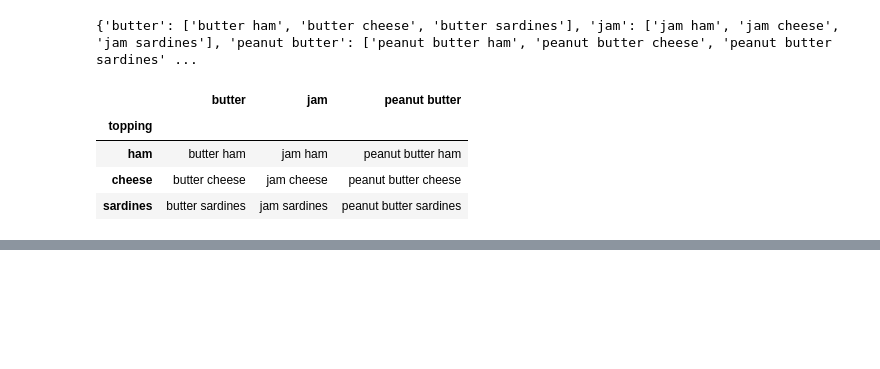
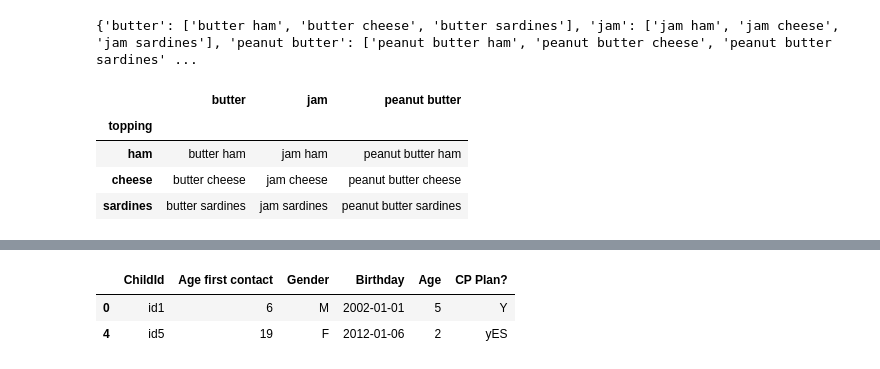
Before and after one commit to data-to-insight/ERN-sessions, a Jupyter notebook: Mike_C/module_2.ipynb, the cells around one changed output, grey strips where cells are left out. Cells and saved outputs as stored; diff of their text form; code cells hidden in the pictures; blank space fills up the shorter version.

```diff
--- a/Mike_C/module_2.ipynb
+++ b/Mike_C/module_2.ipynb
@@ -391,0 +493,18 @@ combinations_df
+# %%
+df = pd.DataFrame({'ChildId':['id1', 'id2', 'id3', 'id4', 'id5'],
+                   'Age first contact':[6,12,11,1,19],
+                   'Gender':['M','m', 'F', '', 'F' ],
+                   'Birthday':['01/01/2002', '02/02/2003', pd.NA, '03/03/2023', '06/01/2012'],
+                   'Age':[5,12,11,6,2],
+                   'CP Plan?':['Y', 'n', 'N', 'No', 'yES'],})
+df['Birthday'] = pd.to_datetime(df['Birthday'], dayfirst=True)
+age_error = df['Age first contact'] > df['Age']
+CP_Plan_Y = df['CP Plan?'].str.lower().str.contains('y')
+# condition = age_error & CP_Plan_Y
+# cohort = df[condition]
+age_error_cp_plan = df[age_error & CP_Plan_Y]
+age_error_cp_plan
+# %% [output]
+|  | ChildId | Age first contact | Gender | Birthday | Age | CP Plan? |
+| 0 | id1 | 6 | M | 2002-01-01 | 5 | Y |
+| 4 | id5 | 19 | F | 2012-01-06 | 2 | yES |
```
Also changed, not shown: parts of 11 cells of this notebook, 1 other file.
